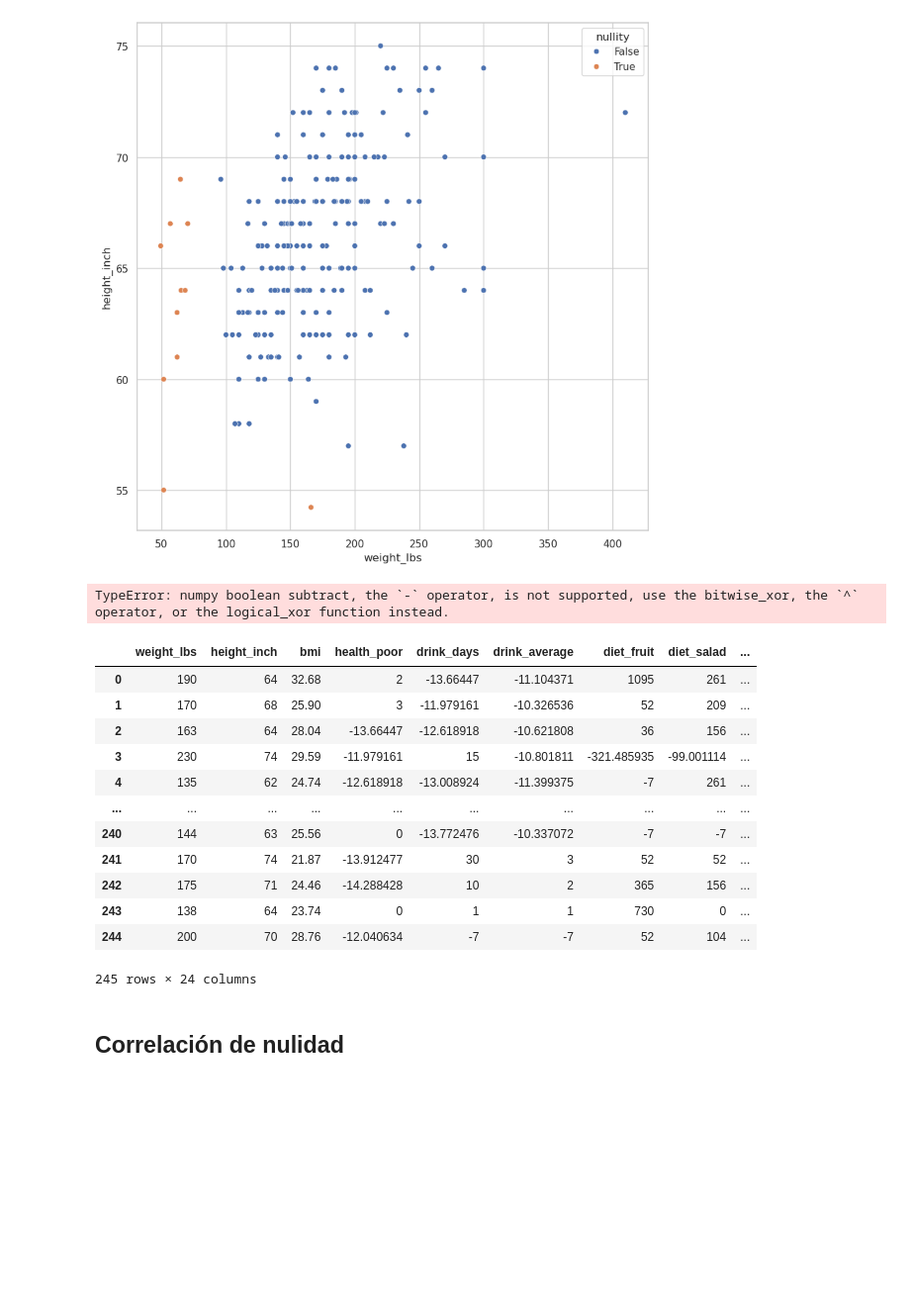
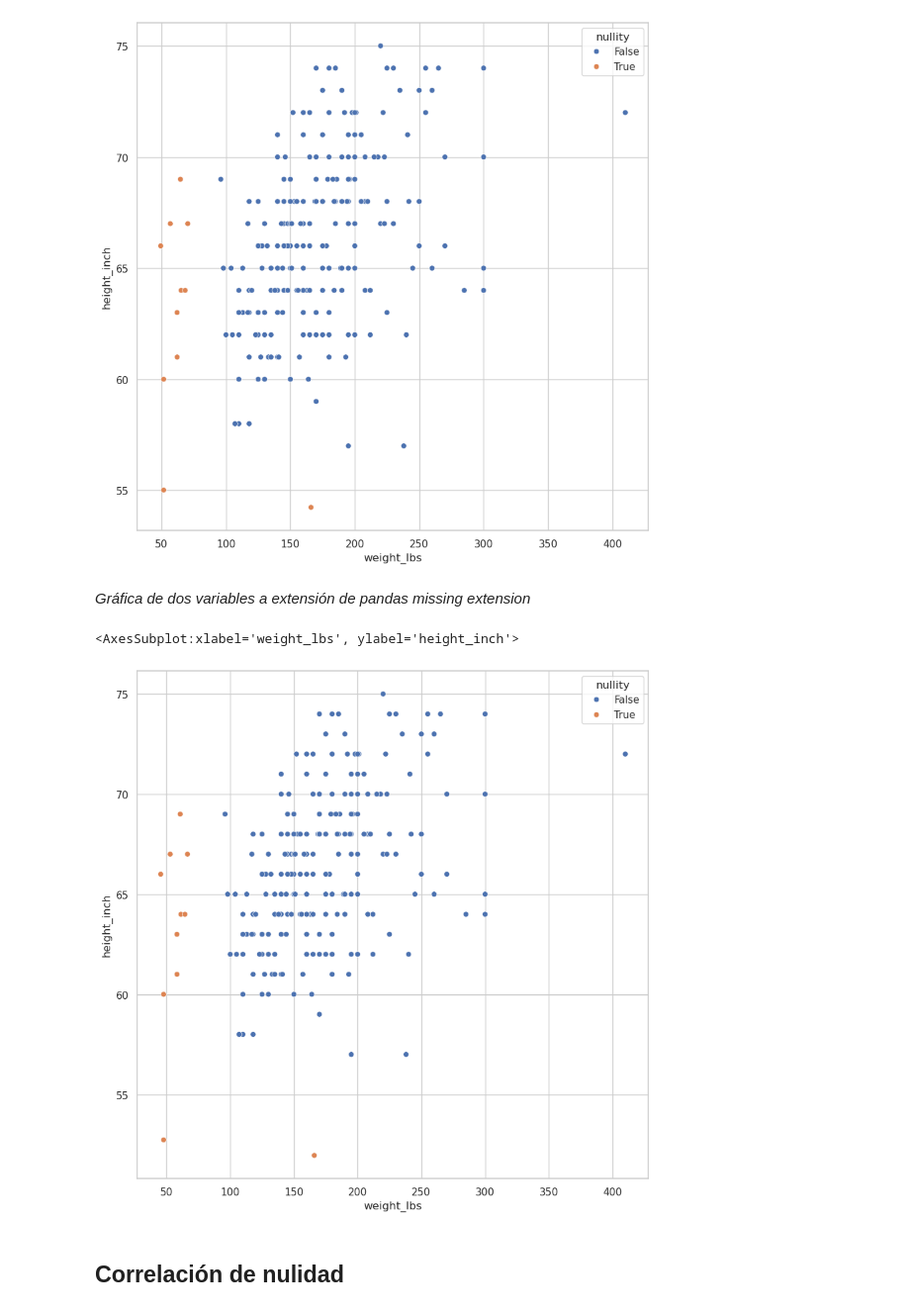
Before and after one commit to fcisnerosr/datos_faltantes, a Jupyter notebook: curso-datos-faltantes-main/jupyter/live-exploration-missing-values.ipynb, the cells around one changed output. Shown at 99% size. Cells and saved outputs as stored; diff of their text form; code cells hidden in the pictures; blank space fills up the shorter version.

Commit message:
integraccion correcta de la función de missing_scatterplot_with_dummies() mediante el accesor de missing

```diff
--- a/curso-datos-faltantes-main/jupyter/live-exploration-missing-values.ipynb
+++ b/curso-datos-faltantes-main/jupyter/live-exploration-missing-values.ipynb
@@ -1290,67 +1294,15 @@ Grafica del scatterplot para datos faltantes
 # %% [output]
 <AxesSubplot:xlabel='weight_lbs', ylabel='height_inch'>
 [figure]
-# %%
-(
-    riskfactors_df
-    # Selección de variables numéricas, excluyendo las categóricas
-    .select_dtypes(
-        exclude='category'
-    )
-    # .pipe() aplica la función lambda: filtra solo las columnas que tienen al menos un NaN
-    .pipe(
-        lambda df: df[df.columns[df.isna().any()]]
-    )
-    # Se construye la matriz de sombras (_NA) únicamente para estas columnas
-    .missing.bind_shadow_matrix(true_string=True, false_string=False)
-    # .apply() recorre cada columna:
-    #   - Si es una columna _NA, se conserva igual
-    #   - Si no, se aplica column_fill_with_dummies() para reemplazar los NaN por dummies
-    .apply(
-        lambda column: column if "_NA" in column.name else column_fill_with_dummies(column, proportion_below=0.01, jitter=0.075)
-    )
-    .assign(
-        nullity = lambda df: df.weight_lbs_NA | df.height_inch_NA
-    )
-    .pipe(
-        lambda df:(
-            sns.scatterplot(
-                data = df,
-                x = 'weight_lbs',
-                y = 'height_inch',
-                hue = 'nullity'
-
-            )
-        )
-    )
-)
-# %% [output]
-TypeError: numpy boolean subtract, the `-` operator, is not supported, use the bitwise_xor, the `^` operator, or the logical_xor function instead.
-# %%
-(
-    riskfactors_df
-    .select_dtypes(exclude='category')
-    .pipe(lambda df: df[df.columns[df.isna().any()]])
-    .missing.bind_shadow_matrix(true_string=True, false_string=False)
-    .apply(
-        lambda col: col if col.name.endswith("_NA")
-        else column_fill_with_dummies(col, proportion_below=0.01, jitter=0.075, seed=42)
-    )
-)
-# %% [output]
-|  | weight_lbs | height_inch | bmi | health_poor | drink_days | drink_average | diet_fruit | diet_salad | ... |
-| 0 | 190 | 64 | 32.68 | 2 | -13.66447 | -11.104371 | 1095 | 261 | ... |
-| 1 | 170 | 68 | 25.90 | 3 | -11.979161 | -10.326536 | 52 | 209 | ... |
-| 2 | 163 | 64 | 28.04 | -13.66447 | -12.618918 | -10.621808 | 36 | 156 | ... |
-| 3 | 230 | 74 | 29.59 | -11.979161 | 15 | -10.801811 | -321.485935 | -99.001114 | ... |
-| 4 | 135 | 62 | 24.74 | -12.618918 | -13.008924 | -11.399375 | -7 | 261 | ... |
-| ... | ... | ... | ... | ... | ... | ... | ... | ... | ... |
-| 240 | 144 | 63 | 25.56 | 0 | -13.772476 | -10.337072 | -7 | -7 | ... |
-| 241 | 170 | 74 | 21.87 | -13.912477 | 30 | 3 | 52 | 52 | ... |
-| 242 | 175 | 71 | 24.46 | -14.288428 | 10 | 2 | 365 | 156 | ... |
-| 243 | 138 | 64 | 23.74 | 0 | 1 | 1 | 730 | 0 | ... |
-| 244 | 200 | 70 | 28.76 | -12.040634 | -7 | -7 | 52 | 104 | ... |
-245 rows × 24 columns
+# %% [markdown]
+_Gráfica de dos variables a extensión de pandas missing extension_
+# %%
+(
+    riskfactors_df.missing.missing_scatterplot_with_dummies(x="weight_lbs", y="height_inch")
+)
+# %% [output]
+<AxesSubplot:xlabel='weight_lbs', ylabel='height_inch'>
+[figure, added]
 # %% [markdown]
 ## Correlación de nulidad
 # %% [markdown]
```
Also changed, not shown: parts of 3 cells of this notebook, 1 other file.
